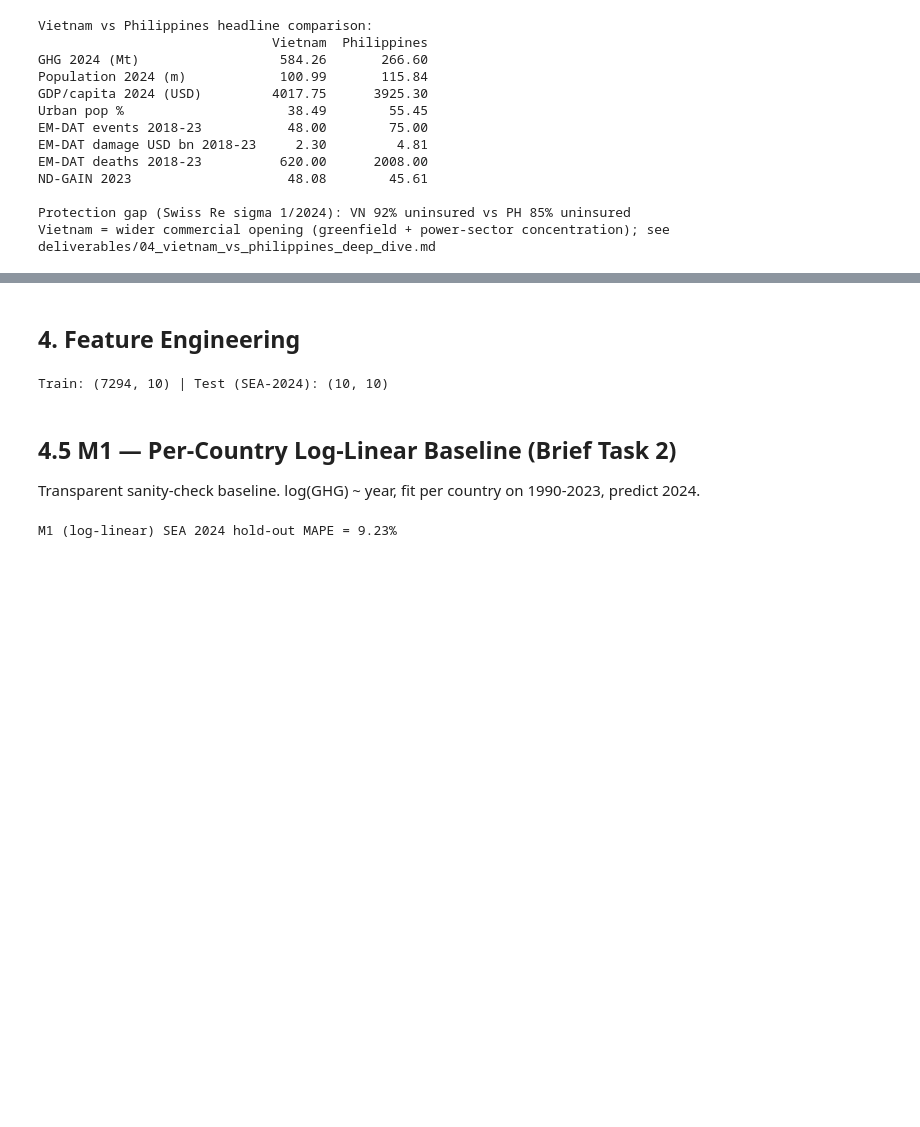
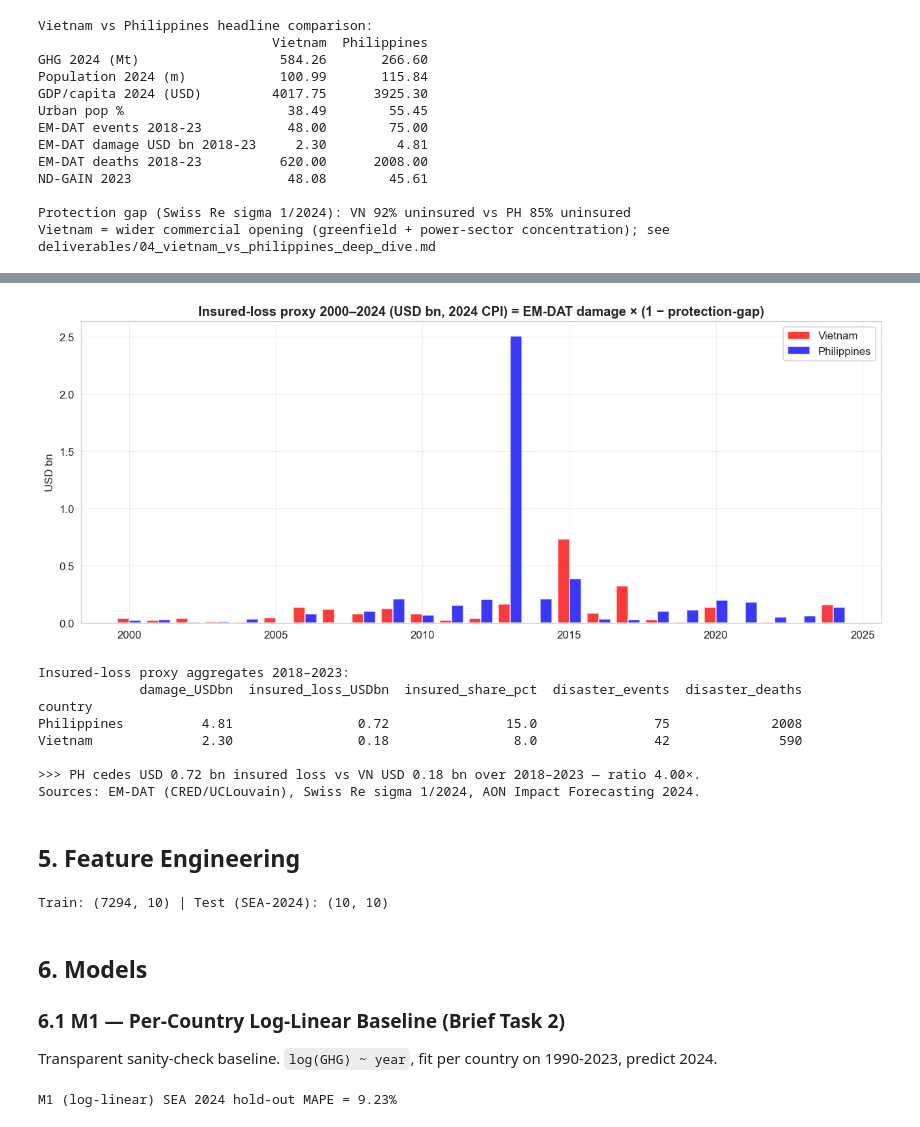
Before and after one commit to Bonk1211/PRISM---MASAHackathon2026, a Jupyter notebook: analysis/python/analysis.ipynb, the cells around one changed output, grey strips where cells are left out. Saved outputs shown, nothing was run; the diff lists cells and outputs as text; code cells hidden in the pictures; blank space fills up the shorter version.

```diff
--- a/analysis/python/analysis.ipynb
+++ b/analysis/python/analysis.ipynb
@@ -518,5 +649,74 @@ Vietnam = wider commercial opening (greenfield + power-sector concentration); se
+# %%
+# Insured-loss proxy = EM-DAT damage × (1 - protection_gap).
+# Sources: Swiss Re sigma 1/2024 + AON Impact Forecasting 2024.
+PROTECTION_GAP = {'Vietnam': 0.92, 'Philippines': 0.85}
+
+claims_rows = []
+for ctry, gap in PROTECTION_GAP.items():
+    s = sea_panel[(sea_panel['country'] == ctry) &
+                  sea_panel['disaster_damage_usd_2024'].notna()].copy()
+    s = s[s['disaster_damage_usd_2024'] > 0]
+    s['insured_loss_usd_2024'] = s['disaster_damage_usd_2024'] * (1 - gap)
+    claims_rows.append(s[['country','year','disaster_damage_usd_2024',
+                          'insured_loss_usd_2024','disaster_events','disaster_deaths']])
+claims_df = pd.concat(claims_rows, ignore_index=True)
+
+# Side-by-side bar plot 2000-2024
+fig, ax = plt.subplots(figsize=(12, 5))
+for ctry, color, offset in [('Vietnam','red',-0.2), ('Philippines','blue',0.2)]:
+    d = claims_df[claims_df['country']==ctry].set_index('year')
+    d_full = d.reindex(range(2000, 2025), fill_value=0)
+    ax.bar([y + offset for y in d_full.index],
+           d_full['insured_loss_usd_2024'] / 1e9,
+           width=0.4, color=color, alpha=0.78, label=ctry)
+ax.set_title('Insured-loss proxy 2000–2024 (USD bn, 2024 CPI) = EM-DAT damage × (1 − protection-gap)',
+             fontweight='bold')
+ax.set_ylabel('USD bn'); ax.legend(); ax.grid(alpha=0.3)
+plt.tight_layout(); plt.show()
+
+# 2018-2023 aggregates
+WIN = (2018, 2023)
+agg = (claims_df[claims_df['year'].between(*WIN)]
+       .groupby('country')[['disaster_damage_usd_2024','insured_loss_usd_2024',
+                            'disaster_events','disaster_deaths']].sum())
+agg['insured_share_pct'] = (agg['insured_loss_usd_2024'] / agg['disaster_damage_usd_2024'] * 100).round(1)
+agg['damage_USDbn']        = (agg['disaster_damage_usd_2024'] / 1e9).round(2)
+agg['insured_loss_USDbn']  = (agg['insured_loss_usd_2024']  / 1e9).round(2)
+agg = agg[['damage_USDbn','insured_loss_USDbn','insured_share_pct',
+           'disaster_events','disaster_deaths']].astype({'disaster_events':int,'disaster_deaths':int})
+print(f'Insured-loss proxy aggregates {WIN[0]}–{WIN[1]}:')
+print(agg.to_string())
+
+vn_loss = float(agg.loc['Vietnam','insured_loss_USDbn'])
+ph_loss = float(agg.loc['Philippines','insured_loss_USDbn'])
+print(f'\n>>> PH cedes USD {ph_loss:.2f} bn insured loss vs VN USD {vn_loss:.2f} bn '
+      f'over {WIN[0]}–{WIN[1]} — ratio {ph_loss/max(vn_loss,1e-6):.2f}×.')
+print('Sources: EM-DAT (CRED/UCLouvain), Swiss Re sigma 1/2024, AON Impact Forecasting 2024.')
+
+insured_loss_proxy = {
+    'protection_gap':        PROTECTION_GAP,
+    'window_2018_2023':      agg.reset_index().to_dict(orient='records'),
+    'sources': [
+        'EM-DAT (CRED/UCLouvain) — country-year economic damage 2024 CPI-adjusted',
+        'Swiss Re sigma 1/2024 — protection-gap estimates by country',
+        'AON Impact Forecasting 2024 — natural-catastrophe insurance review',
+    ],
+    'caveat': 'Single protection-gap per country assumed. Real gap varies by peril '
+              '(flood vs cyclone vs drought) and by treaty layer; figures here are '
+              'directional, not actuarial.',
+}
+# %% [output]
+[figure, added]
+Insured-loss proxy aggregates 2018–2023:
+             damage_USDbn  insured_loss_USDbn  insured_share_pct  disaster_events  disaster_deaths
+country
+Philippines          4.81                0.72               15.0               75             2008
+Vietnam              2.30                0.18                8.0               42              590
+
+>>> PH cedes USD 0.72 bn insured loss vs VN USD 0.18 bn over 2018–2023 — ratio 4.00×.
+Sources: EM-DAT (CRED/UCLouvain), Swiss Re sigma 1/2024, AON Impact Forecasting 2024.
 # %% [markdown]
-## 4. Feature Engineering
+## 5. Feature Engineering
 # %%
 def make_features(p):
     p = p.sort_values(['country','year']).copy()
@@ -543,9 +743,11 @@ print(f'Train: {X_train.shape} | Test (SEA-2024): {X_test.shape}')
 # %% [output]
 Train: (7294, 10) | Test (SEA-2024): (10, 10)
 # %% [markdown]
-## 4.5 M1 — Per-Country Log-Linear Baseline (Brief Task 2)
+## 6. Models
 
-Transparent sanity-check baseline. log(GHG) ~ year, fit per country on 1990-2023, predict 2024.
+### 6.1 M1 — Per-Country Log-Linear Baseline (Brief Task 2)
+
+Transparent sanity-check baseline. `log(GHG) ~ year`, fit per country on 1990-2023, predict 2024.
 # %%
 m1_rows = []
 for ctry in SEA:
```
Also changed, not shown: parts of 35 cells of this notebook, 3 other files.
